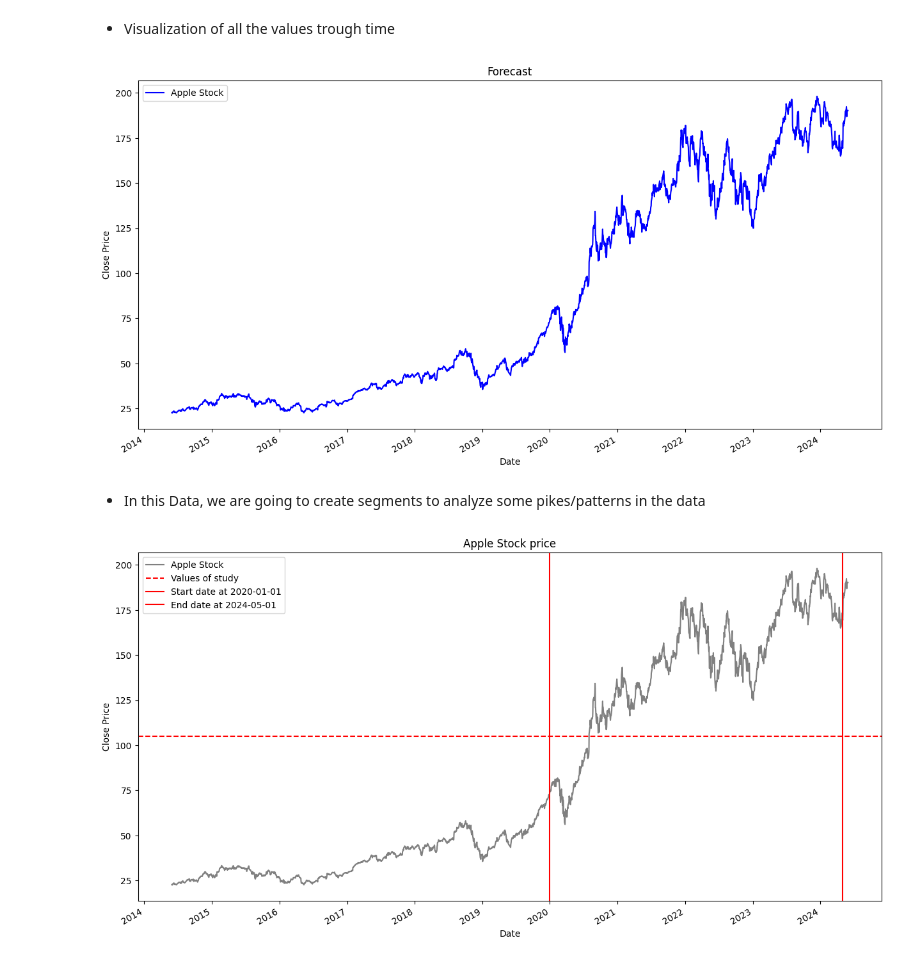
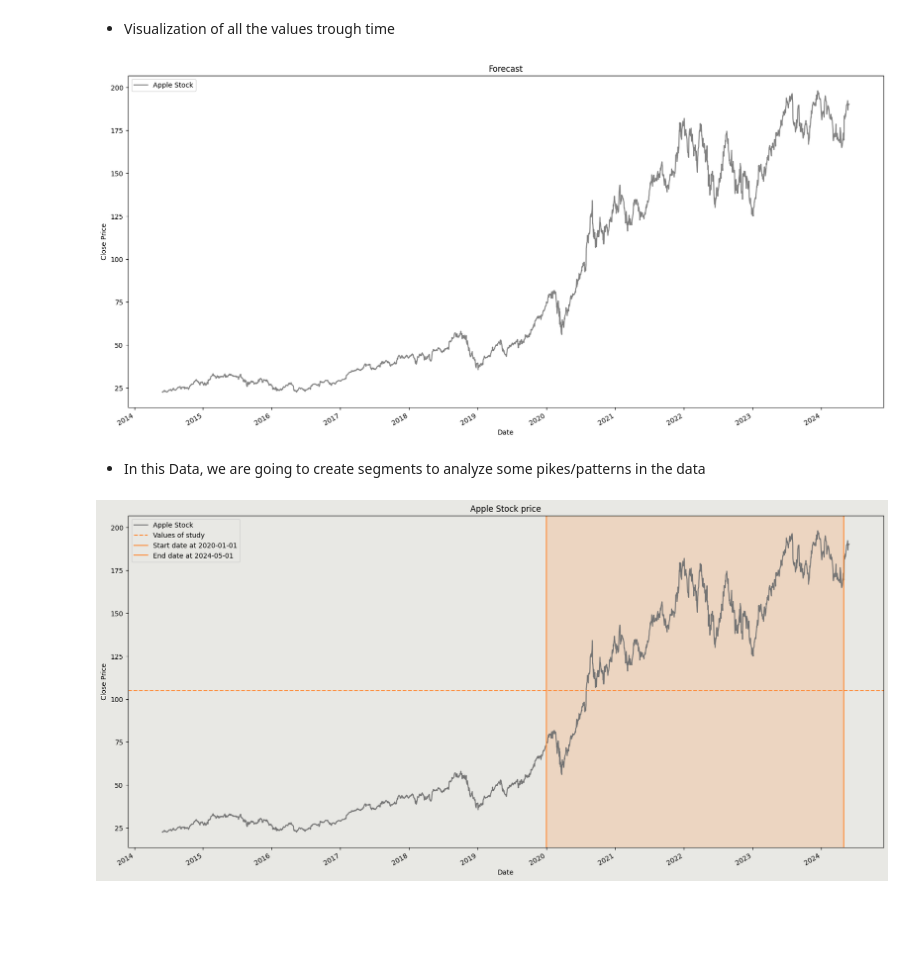
Before and after one commit to carlosgutierrezch/LSTM_Forecast, a Jupyter notebook: notebooks/EDA.ipynb, the cells around one changed output. Drawn from its saved outputs; the diff is of its cells as text; code cells hidden in the pictures; blank space fills up the shorter version.

Commit message:
Data viz

```diff
--- a/notebooks/EDA.ipynb
+++ b/notebooks/EDA.ipynb
@@ -25,27 +26,31 @@ We can see that there is a very considerable trend and pattern from 2023, later
 # %% [markdown]
 - Visualization of all the values trough time
 # %%
-df["Close/Last"].plot(figsize=(15, 8), label="Apple Stock", color= "blue")
+df["Close/Last"].plot(figsize=(20, 10), label="Apple Stock", color= "gray")
 plt.title("Forecast")
 plt.xlabel("Date")
 plt.ylabel("Close Price")
 plt.legend()
 plt.show()
 # %% [output]
-[figure, old version]
+[figure, new version]
 # %% [markdown]
 - In this Data, we are going to create segments to analyze some pikes/patterns in the data
 # %%
-df["Close/Last"].plot(figsize=(15, 8), label="Apple Stock", color= "gray")                                      # Selection of data
-plt.axhline(y=105, color='red', linestyle='--', label='Values of study')
+df["Close/Last"].plot(figsize=(20, 10), label="Apple Stock", color= "#737373")                                      # Selection of data
+plt.axhline(y=105, color='#FF8A36', linestyle='--', label='Values of study')
+#plt.axhspan(105, 170, color='orange', alpha=0.1)
 
-plt.axvline(x=pd.to_datetime('2020-01-01'), color='red', linestyle='-', label='Start date at 2020-01-01')
-plt.axvline(x=pd.to_datetime('2024-05-01'), color='red', linestyle='-', label='End date at 2024-05-01')
+plt.axvline(x=pd.to_datetime('2020-01-01'), color='#FF8A36', linestyle='-', label='Start date at 2020-01-01')
+plt.axvline(x=pd.to_datetime('2024-05-01'), color='#FF8A36', linestyle='-', label='End date at 2024-05-01')
+plt.axvspan(pd.to_datetime('2020-01-01'), pd.to_datetime('2024-05-01'), color='#FF8A36', alpha=0.2)
 
 plt.title("Apple Stock price")
 plt.xlabel("Date")
 plt.ylabel("Close Price")
-plt.legend()
+plt.gca().set_facecolor('#E8E8E4')
+plt.gcf().set_facecolor('#E8E8E4')
+plt.legend(facecolor='#E8E8E4')
 plt.show()
 # %% [output]
-[figure, old version]
+[figure, new version]
```
Also changed, not shown: parts of 13 cells of this notebook, 1 other file.
